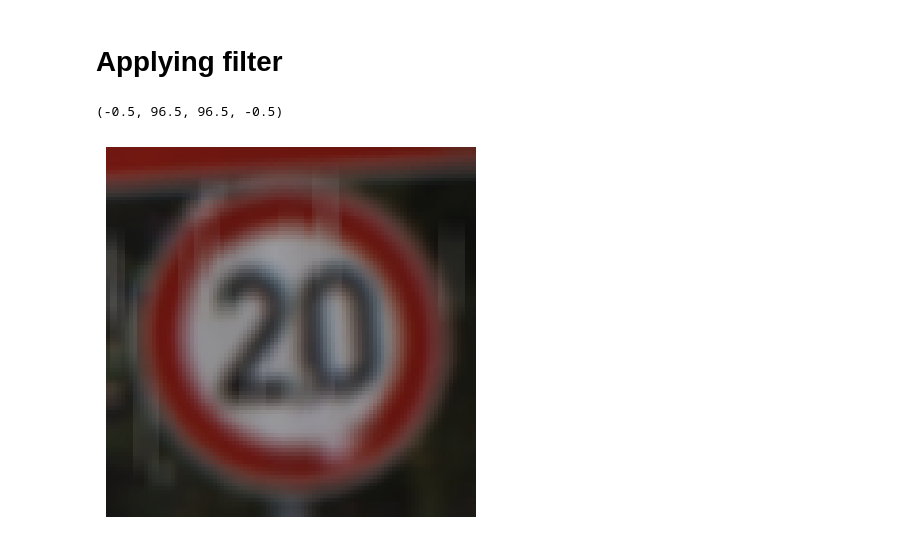
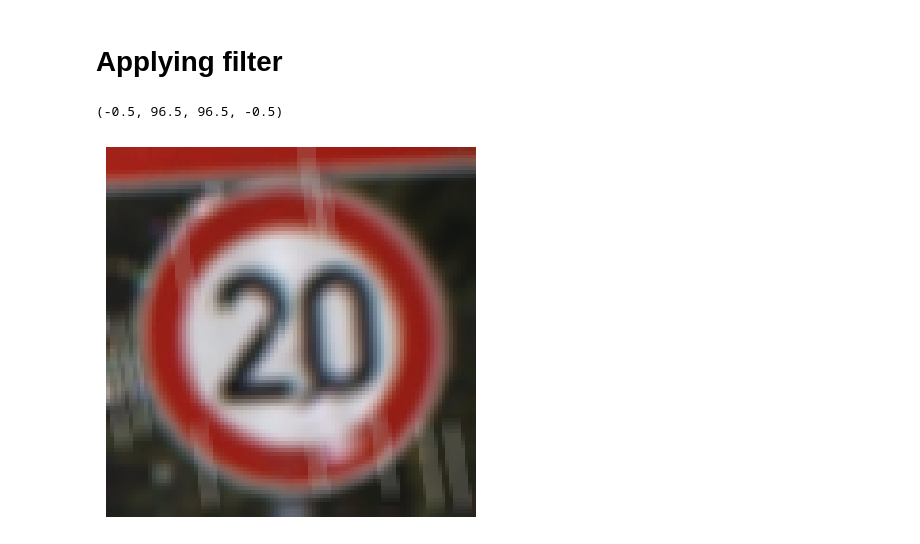
Before and after one commit to ToldoDM/Traffic-Sign-Recognition, a Jupyter notebook: data_augmentation.ipynb, the cells around one changed output. Cells and saved outputs as stored; diff of their text form; code cells hidden in the pictures.

```diff
--- a/data_augmentation.ipynb
+++ b/data_augmentation.ipynb
@@ -18,7 +18,7 @@ def read_and_display_images(image_path):
     plt.show()
     return img_rgb
 # %%
-image_path = "./dataset/original/GTSRB_Final_Training_Images/GTSRB/Final_Training/Images/00000/00000_00026.ppm"
+image_path = "./dataset/GTSRB/Final_Training/Images/00000/00000_00026.ppm"
 sign_image = read_and_display_images(image_path)
 # %% [output]
 [figure]
@@ -26,14 +26,14 @@ sign_image = read_and_display_images(image_path)
 # Applying filter
 # %%
 import albumentations as A
-transform_image = A.Compose([
-    A.RandomRain(p=1)
-])
+transform_image = A.Compose(
+     [A.RandomRain(brightness_coefficient=1, drop_width=1, blur_value=5, p=1)]
+)
 transformed = transform_image(image=sign_image)
 image = transformed['image']
 # Display the image
 plt.imshow(image)
 plt.axis('off')
 # %% [output]
 (-0.5, 96.5, 96.5, -0.5)
-[figure, old version]
+[figure, new version]
```
Also changed, not shown: parts of 4 cells of this notebook.
